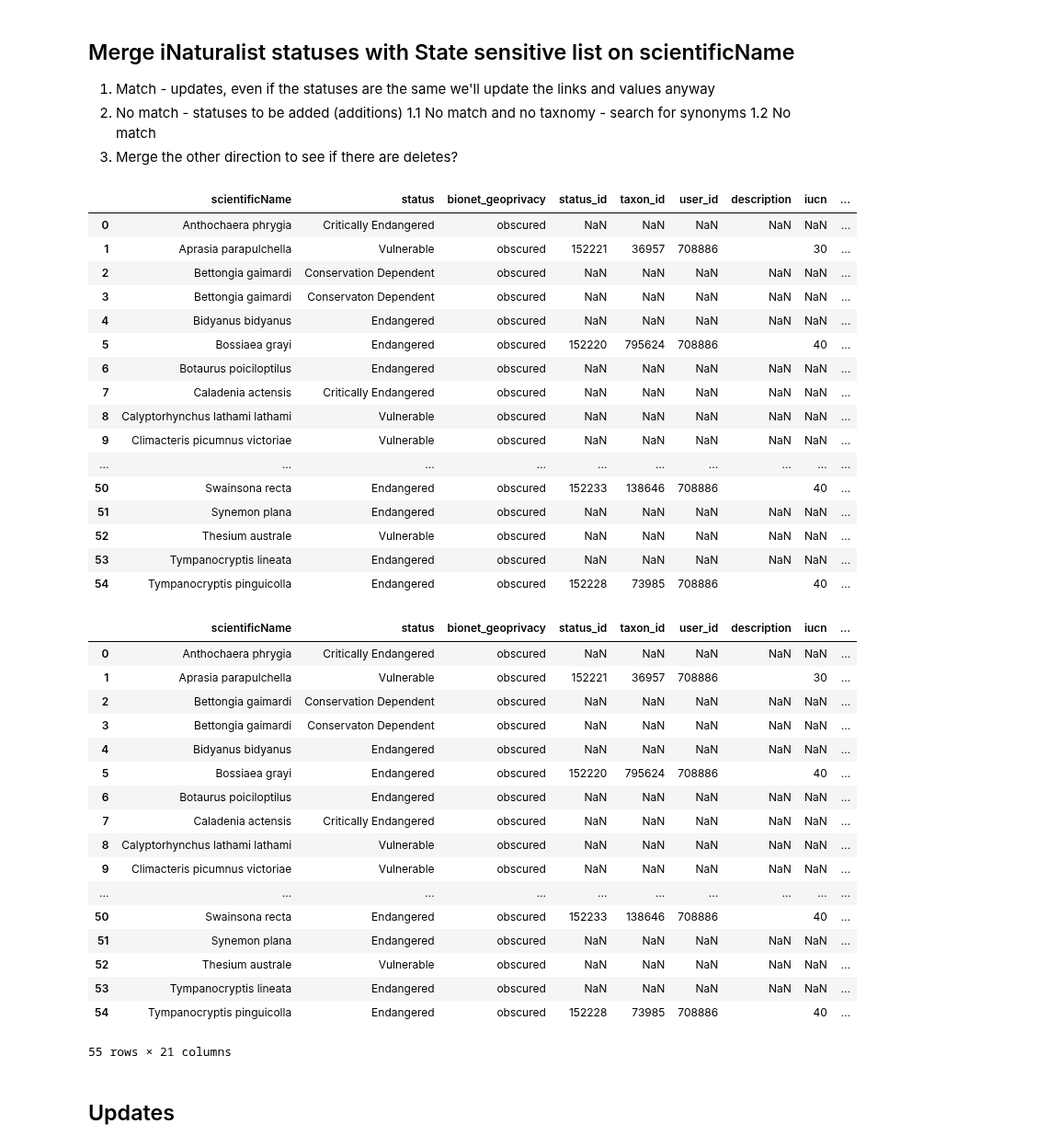
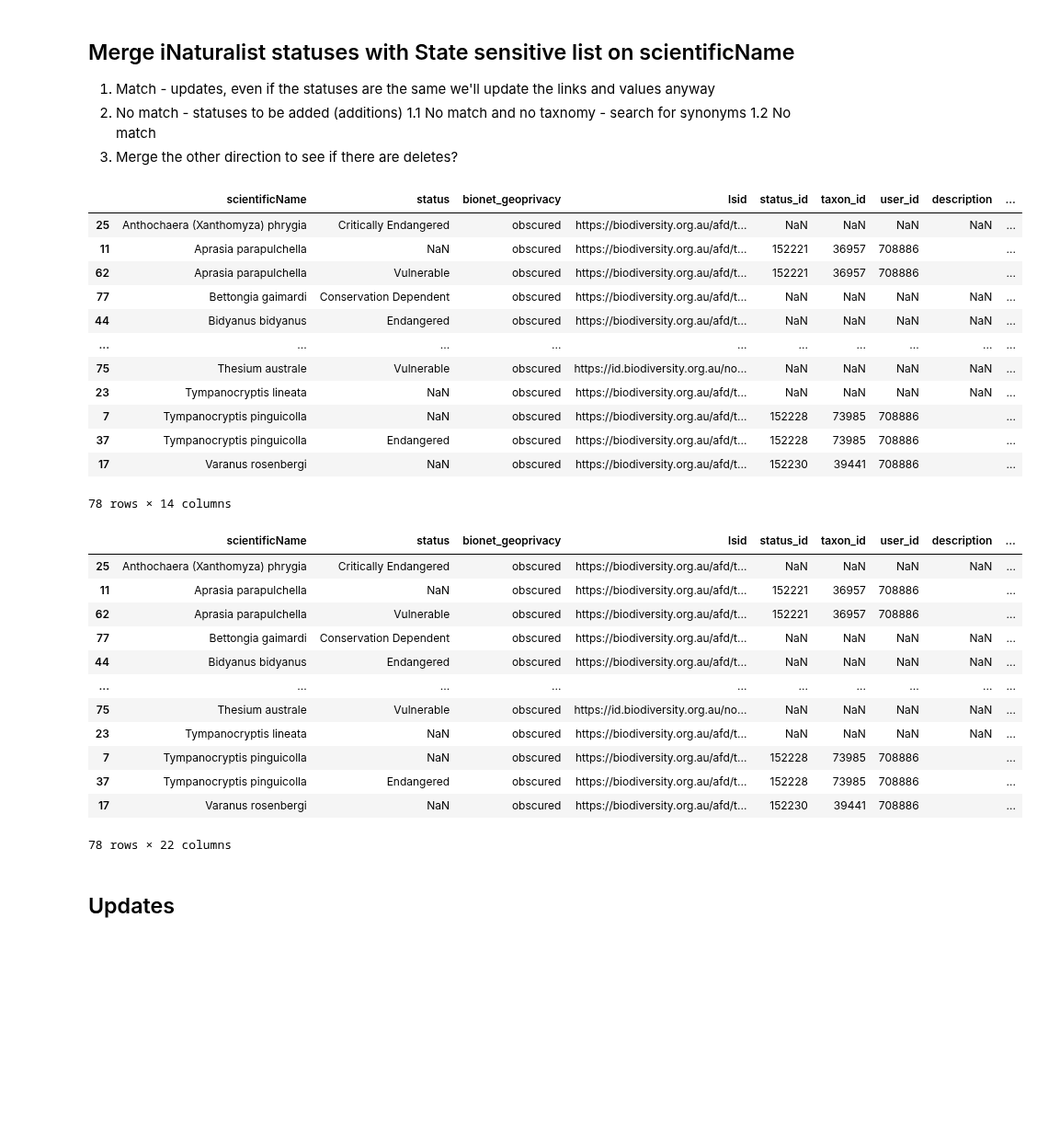
Before and after one commit to AtlasOfLivingAustralia/authoritative-lists, a Jupyter notebook: source-code/py-notebook/inaturalist-statuses/act.ipynb, the cells around one changed output. Shown at 92% size. Saved outputs shown, nothing was run; the diff lists cells and outputs as text; code cells hidden in the pictures; blank space fills up the shorter version.

```diff
--- a/source-code/py-notebook/inaturalist-statuses/act.ipynb
+++ b/source-code/py-notebook/inaturalist-statuses/act.ipynb
@@ -102,8 +105,8 @@ inattaxa.head(3)
 Sensitive list: `geoprivacy` = `obscured`
 overrides
 # %%
-sensitivelist = pd.read_csv(listdir + "sensitive-lists/ACT-sensitive.csv")  # ACT sensitive list
-sensitivelist['scientificName'] = sensitivelist['scientificname'].str.replace('subsp. ', '', regex=False)
+sensitivelist = lf.download_ala_list("https://lists.ala.org.au/ws/speciesListItems/dr2627?max=10000&includeKVP=true")
+sensitivelist['scientificName'] = sensitivelist['scientificName'].str.replace('subsp. ', '', regex=False)
 sensitivelist['bionet_geoprivacy'] = 'obscured'
 # sensitivelist = sensitivelist.rename(columns={'taxonID':'wildnetTaxonID'})
 sensitivelist
@@ -124,5 +131,6 @@ sensitivelist
 # %%
-conservationlist = pd.read_csv(listdir + "conservation-lists/ACT-conservation.csv")  # ACT conservation list
+conservationlist = lf.download_ala_list("https://lists.ala.org.au/ws/speciesListItems/dr649?max=10000&includeKVP=true")
+conservationlist = lf.kvp_to_columns(conservationlist)
 conservationlist['scientificName'] = conservationlist['scientificName'].str.replace('subsp. ', '', regex=False)
 # conservationlist = conservationlist.rename(columns={'taxonID':'bionetTaxonID'})
 # conservationlist['bionet_geoprivacy'] = conservationlist['sensitivityClass'].apply(gpcondition)
@@ -167,6 +157,6 @@ fullstatelist
 # %%
 # join them in a way that works for inat (eg sensitive list, geoprivacy = 'obscured'
-statelist = pd.concat([sensitivelist[['scientificName','status','bionet_geoprivacy']],
-                    conservationlist[['scientificName','status','bionet_geoprivacy']]]).drop_duplicates()
+statelist = pd.concat([sensitivelist[['scientificName', 'bionet_geoprivacy', 'lsid']],
+                    conservationlist[['scientificName','status','bionet_geoprivacy', 'lsid']]]).drop_duplicates()
 statelist
 # %% [output]
@@ -232,26 +231,22 @@ Name: place_id, dtype: int64
 3. Merge the other direction to see if there are deletes?
 # %%
 # join to see which lists already have a status in inaturalist based on scientificName
-mergedstatuses = statelist[['scientificName','status','bionet_geoprivacy']].merge(inatstatuses[['status_id','scientificName','taxon_id','user_id','description','iucn','authority','status','geoprivacy','place_id','place_display_name']],how="left",left_on='scientificName',right_on='scientificName',suffixes=(None,'_inat')).sort_values(['scientificName'])
+mergedstatuses = statelist[['scientificName','status','bionet_geoprivacy', 'lsid']].merge(inatstatuses[['status_id','scientificName','taxon_id','user_id','description','iucn','authority','status','geoprivacy','place_id','place_display_name']],how="left",left_on='scientificName',right_on='scientificName',suffixes=(None,'_inat')).sort_values(['scientificName'])
 mergedstatuses
 # %% [output]
-|  | scientificName | status | bionet_geoprivacy | status_id | taxon_id | user_id | description | iucn | ... |
-| 0 | Anthochaera phrygia | Critically Endangered | obscured | NaN | NaN | NaN | NaN | NaN | ... |
-| 1 | Aprasia parapulchella | Vulnerable | obscured | 152221 | 36957 | 708886 |  | 30 | ... |
-| 2 | Bettongia gaimardi | Conservation Dependent | obscured | NaN | NaN | NaN | NaN | NaN | ... |
-| 3 | Bettongia gaimardi | Conservaton Dependent | obscured | NaN | NaN | NaN | NaN | NaN | ... |
-| 4 | Bidyanus bidyanus | Endangered | obscured | NaN | NaN | NaN | NaN | NaN | ... |
-| 5 | Bossiaea grayi | Endangered | obscured | 152220 | 795624 | 708886 |  | 40 | ... |
-| 6 | Botaurus poiciloptilus | Endangered | obscured | NaN | NaN | NaN | NaN | NaN | ... |
-| 7 | Caladenia actensis | Critically Endangered | obscured | NaN | NaN | NaN | NaN | NaN | ... |
-| 8 | Calyptorhynchus lathami lathami | Vulnerable | obscured | NaN | NaN | NaN | NaN | NaN | ... |
-| 9 | Climacteris picumnus victoriae | Vulnerable | obscured | NaN | NaN | NaN | NaN | NaN | ... |
+|  | scientificName | status | bionet_geoprivacy | lsid | status_id | taxon_id | user_id | description | ... |
+| 25 | Anthochaera (Xanthomyza) phrygia | Critically Endangered | obscured | https://biodiversity.org.au/afd/t... | NaN | NaN | NaN | NaN | ... |
+| 11 | Aprasia parapulchella | NaN | obscured | https://biodiversity.org.au/afd/t... | 152221 | 36957 | 708886 |  | ... |
+| 62 | Aprasia parapulchella | Vulnerable | obscured | https://biodiversity.org.au/afd/t... | 152221 | 36957 | 708886 |  | ... |
+| 77 | Bettongia gaimardi | Conservation Dependent | obscured | https://biodiversity.org.au/afd/t... | NaN | NaN | NaN | NaN | ... |
+| 44 | Bidyanus bidyanus | Endangered | obscured | https://biodiversity.org.au/afd/t... | NaN | NaN | NaN | NaN | ... |
 | ... | ... | ... | ... | ... | ... | ... | ... | ... | ... |
-| 50 | Swainsona recta | Endangered | obscured | 152233 | 138646 | 708886 |  | 40 | ... |
-| 51 | Synemon plana | Endangered | obscured | NaN | NaN | NaN | NaN | NaN | ... |
-| 52 | Thesium australe | Vulnerable | obscured | NaN | NaN | NaN | NaN | NaN | ... |
-| 53 | Tympanocryptis lineata | Endangered | obscured | NaN | NaN | NaN | NaN | NaN | ... |
-| 54 | Tympanocryptis pinguicolla | Endangered | obscured | 152228 | 73985 | 708886 |  | 40 | ... |
+| 75 | Thesium australe | Vulnerable | obscured | https://id.biodiversity.org.au/no... | NaN | NaN | NaN | NaN | ... |
+| 23 | Tympanocryptis lineata | NaN | obscured | https://biodiversity.org.au/afd/t... | NaN | NaN | NaN | NaN | ... |
+| 7 | Tympanocryptis pinguicolla | NaN | obscured | https://biodiversity.org.au/afd/t... | 152228 | 73985 | 708886 |  | ... |
+| 37 | Tympanocryptis pinguicolla | Endangered | obscured | https://biodiversity.org.au/afd/t... | 152228 | 73985 | 708886 |  | ... |
+| 17 | Varanus rosenbergi | NaN | obscured | https://biodiversity.org.au/afd/t... | 152230 | 39441 | 708886 |  | ... |
+78 rows × 14 columns
 # %%
 # prepare the export fields, common to New template and Update template
 # new statuses
@@ -260,7 +255,7 @@ mergedstatuses
 # action,taxon_name,id,taxon_id,status,iucn_equivalent,authority,url,geoprivacy,place_id,username
 mergedstatuses['new_authority'] = "Nature Conservation Act 2014 (ACT)"
 mergedstatuses['new_description'] = "Listed as Threatened - refer to https://www.environment.act.gov.au/nature-conservation/conservation-and-ecological-communities/threatened-species-factsheets"
-mergedstatuses['new_url'] = "https://www.environment.act.gov.au/nature-conservation/conservation-and-ecological-communities/threatened-species-factsheets"
+mergedstatuses['new_url'] = mergedstatuses['lsid']
 mergedstatuses['new_geoprivacy'] = "obscured"
 mergedstatuses['new_place_id'] = '12986'  # Australian Capital Territory
 mergedstatuses['new_username'] = 'peggydnew'
@@ -268,24 +263,19 @@ mergedstatuses['new_iucn_equivalent'] = mergedstatuses['status'].str.lower().str
 mergedstatuses['new_status'] = mergedstatuses['status'].fillna('Threatened')
 mergedstatuses
 # %% [output]
-|  | scientificName | status | bionet_geoprivacy | status_id | taxon_id | user_id | description | iucn | ... |
-| 0 | Anthochaera phrygia | Critically Endangered | obscured | NaN | NaN | NaN | NaN | NaN | ... |
-| 1 | Aprasia parapulchella | Vulnerable | obscured | 152221 | 36957 | 708886 |  | 30 | ... |
-| 2 | Bettongia gaimardi | Conservation Dependent | obscured | NaN | NaN | NaN | NaN | NaN | ... |
-| 3 | Bettongia gaimardi | Conservaton Dependent | obscured | NaN | NaN | NaN | NaN | NaN | ... |
-| 4 | Bidyanus bidyanus | Endangered | obscured | NaN | NaN | NaN | NaN | NaN | ... |
-| 5 | Bossiaea grayi | Endangered | obscured | 152220 | 795624 | 708886 |  | 40 | ... |
-| 6 | Botaurus poiciloptilus | Endangered | obscured | NaN | NaN | NaN | NaN | NaN | ... |
-| 7 | Caladenia actensis | Critically Endangered | obscured | NaN | NaN | NaN | NaN | NaN | ... |
-| 8 | Calyptorhynchus lathami lathami | Vulnerable | obscured | NaN | NaN | NaN | NaN | NaN | ... |
-| 9 | Climacteris picumnus victoriae | Vulnerable | obscured | NaN | NaN | NaN | NaN | NaN | ... |
+|  | scientificName | status | bionet_geoprivacy | lsid | status_id | taxon_id | user_id | description | ... |
+| 25 | Anthochaera (Xanthomyza) phrygia | Critically Endangered | obscured | https://biodiversity.org.au/afd/t... | NaN | NaN | NaN | NaN | ... |
+| 11 | Aprasia parapulchella | NaN | obscured | https://biodiversity.org.au/afd/t... | 152221 | 36957 | 708886 |  | ... |
+| 62 | Aprasia parapulchella | Vulnerable | obscured | https://biodiversity.org.au/afd/t... | 152221 | 36957 | 708886 |  | ... |
+| 77 | Bettongia gaimardi | Conservation Dependent | obscured | https://biodiversity.org.au/afd/t... | NaN | NaN | NaN | NaN | ... |
+| 44 | Bidyanus bidyanus | Endangered | obscured | https://biodiversity.org.au/afd/t... | NaN | NaN | NaN | NaN | ... |
 | ... | ... | ... | ... | ... | ... | ... | ... | ... | ... |
-| 50 | Swainsona recta | Endangered | obscured | 152233 | 138646 | 708886 |  | 40 | ... |
-| 51 | Synemon plana | Endangered | obscured | NaN | NaN | NaN | NaN | NaN | ... |
-| 52 | Thesium australe | Vulnerable | obscured | NaN | NaN | NaN | NaN | NaN | ... |
-| 53 | Tympanocryptis lineata | Endangered | obscured | NaN | NaN | NaN | NaN | NaN | ... |
-| 54 | Tympanocryptis pinguicolla | Endangered | obscured | 152228 | 73985 | 708886 |  | 40 | ... |
+| 75 | Thesium australe | Vulnerable | obscured | https://id.biodiversity.org.au/no... | NaN | NaN | NaN | NaN | ... |
+| 23 | Tympanocryptis lineata | NaN | obscured | https://biodiversity.org.au/afd/t... | NaN | NaN | NaN | NaN | ... |
+| 7 | Tympanocryptis pinguicolla | NaN | obscured | https://biodiversity.org.au/afd/t... | 152228 | 73985 | 708886 |  | ... |
+| 37 | Tympanocryptis pinguicolla | Endangered | obscured | https://biodiversity.org.au/afd/t... | 152228 | 73985 | 708886 |  | ... |
+| 17 | Varanus rosenbergi | NaN | obscured | https://biodiversity.org.au/afd/t... | 152230 | 39441 | 708886 |  | ... |
-55 rows × 21 columns
+78 rows × 22 columns
 # %% [markdown]
 ## Updates
 # %%
```
Also changed, not shown: parts of 14 cells of this notebook, 3 other files.
